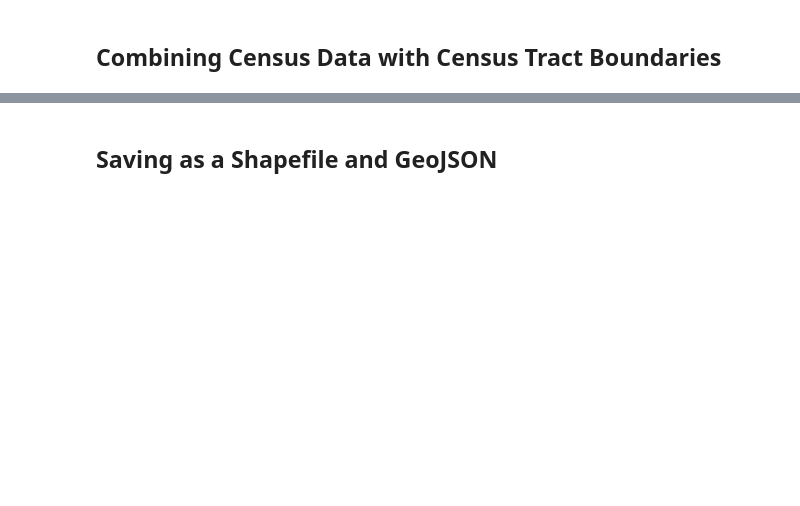
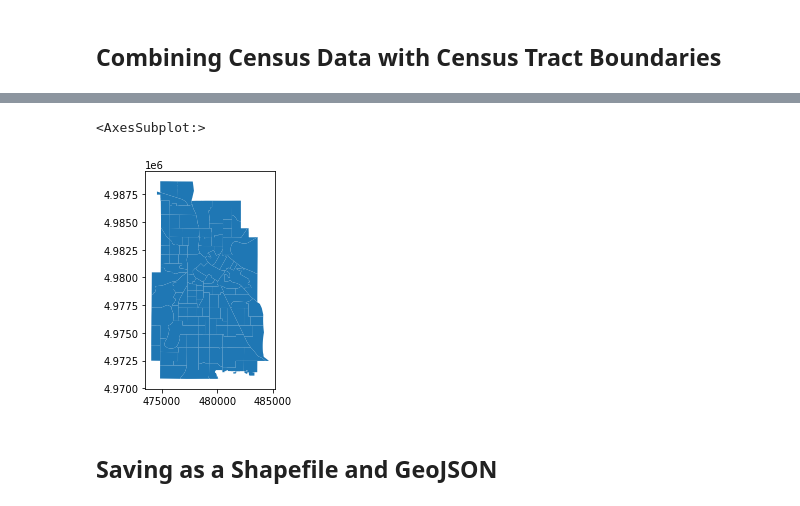
Before and after one commit to RwHendrickson/MappingGZ, a Jupyter notebook: Prototype/Notebooks/CleaningData/Demographics/Cleaning_Census_Data.ipynb, the cells around one changed output, grey strips where cells are left out. Saved outputs shown, nothing was run; the diff lists cells and outputs as text; code cells hidden in the pictures; blank space fills up the shorter version.

Commit message:
Minor Bug Fixes (Demographics)
Fixed Merge in Demographic Data
Changed Saved Names
Included two coordinate reference systems

```diff
--- a/Prototype/Notebooks/CleaningData/Demographics/Cleaning_Census_Data.ipynb
+++ b/Prototype/Notebooks/CleaningData/Demographics/Cleaning_Census_Data.ipynb
@@ -482,8 +475,7 @@ l = poverty.merge(k, how='inner', on='tract')
 # %% [markdown]
 ## Parsing Out Tract Number
 # %%
-l['tract'] = l['tract'].astype(str) #changing the tract column to a string
-l['tract'] = l['tract'].str[95:] #removing the first 95 characters
+l['tract'] = l.tract.apply(lambda x: x.params()[2][1]) # Extracting Tract Number from censusgeo objects
 full_census_data = l
 full_census_data.head(2)
 # %% [output]
@@ -494,7 +486,7 @@ full_census_data.head(2)
 # %% [markdown]
 ## Importing Census Tract Boundaries
 # %%
-boundaries = gpd.read_file('mpls_census_tracts.shp')
+boundaries = gpd.read_file('mpls_census_tracts\mpls_census_tracts.shp')
 boundaries.head(2)
 # %% [output]
 |  | STATEFP10 | COUNTYFP10 | TRACTCE10 | GEOID10 | NAME10 | NAMELSAD10 | MTFCC10 | FUNCSTAT10 | ALAND10 | ... |
@@ -519,0 +497,7 @@ mpls_census_data_gdf = GeoDataFrame(new_census, crs="EPSG:4326", geometry=new_ce
+# %%
+data = pd.DataFrame(full_census_data)
+tracts = gpd.GeoDataFrame(boundaries)
+census_poly= pd.merge(tracts, data, left_on = 'TRACTCE10', right_on = 'tract', how = 'inner')
+mpls_census_data_gdf = census_poly.dropna()
+
+mpls_census_data_gdf.crs
@@ -520,3 +519,8 @@ mpls_census_data_gdf = GeoDataFrame(new_census, crs="EPSG:4326", geometry=new_ce
+# %%
+mpls_census_data_gdf.plot()
+# %% [output]
+<AxesSubplot:>
+[figure, added]
 # %% [markdown]
 ## Saving as a Shapefile and GeoJSON
 # %%
```
Also changed, not shown: parts of 7 cells of this notebook, 16 other files.
